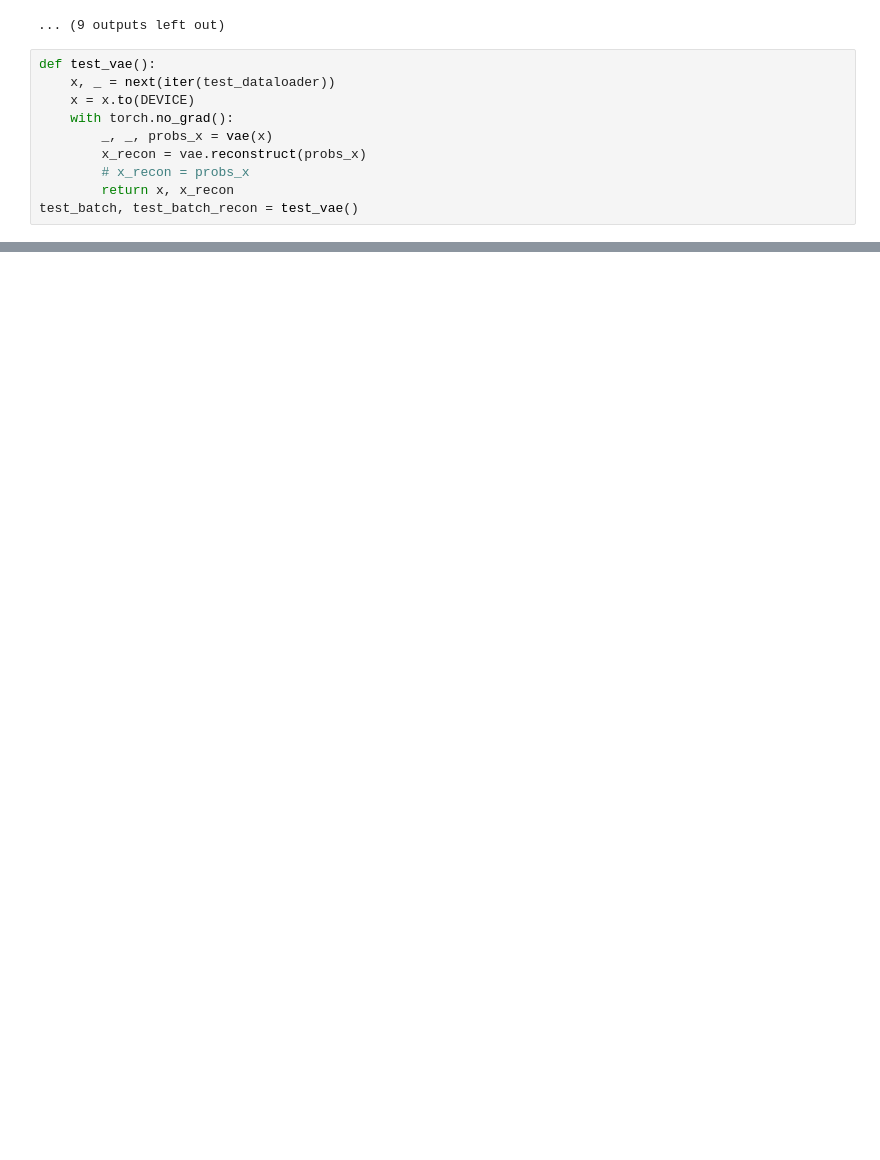
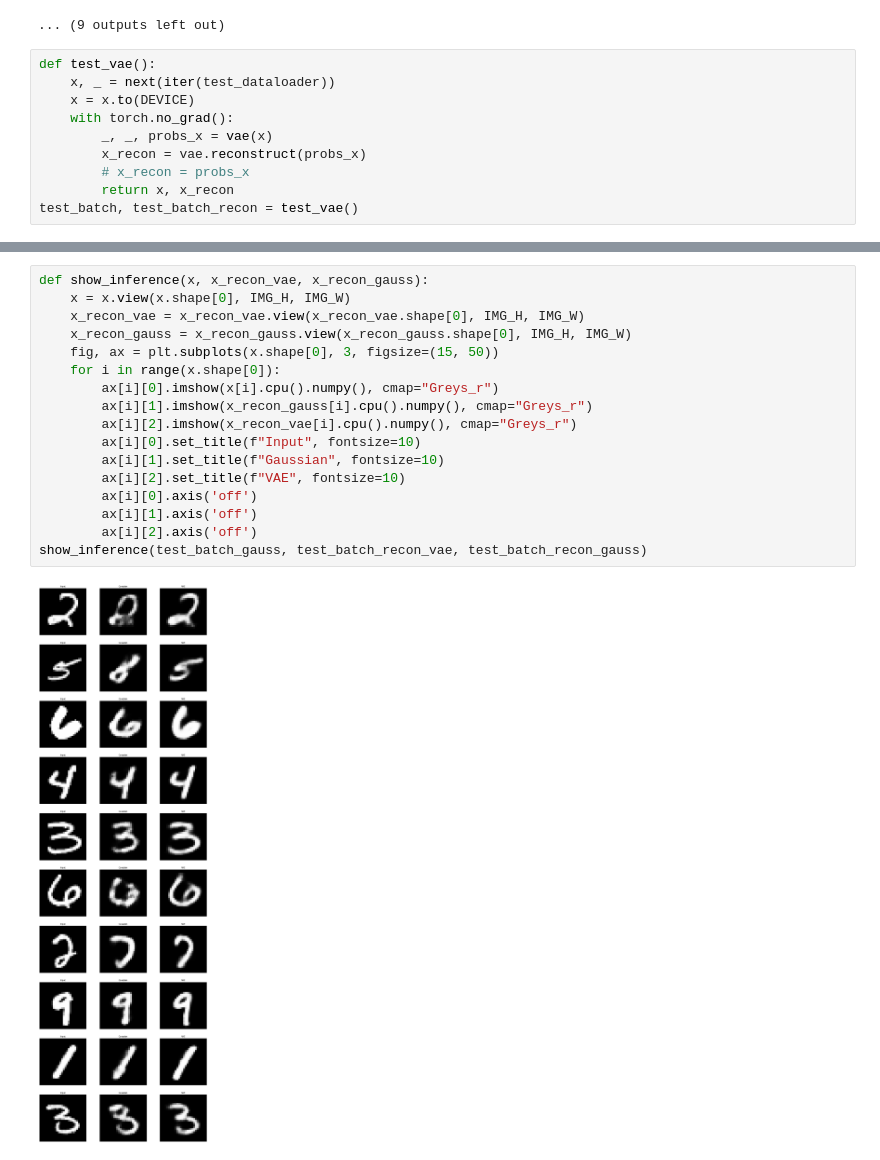
Before and after one commit to yangyang-pro/2AMU20-Assignments, a Jupyter notebook: hw3/task_4a.ipynb, the cells around one changed output, grey strips where cells are left out. Drawn from its saved outputs; the diff is of its cells as text; blank space fills up the shorter version.

```diff
--- a/hw3/task_4a.ipynb
+++ b/hw3/task_4a.ipynb
@@ -370,0 +362,19 @@ show_images(test_batch_gauss, test_batch_recon_gauss)
+# %%
+def show_inference(x, x_recon_vae, x_recon_gauss):
+    x = x.view(x.shape[0], IMG_H, IMG_W)
+    x_recon_vae = x_recon_vae.view(x_recon_vae.shape[0], IMG_H, IMG_W)
+    x_recon_gauss = x_recon_gauss.view(x_recon_gauss.shape[0], IMG_H, IMG_W)
+    fig, ax = plt.subplots(x.shape[0], 3, figsize=(15, 50))
+    for i in range(x.shape[0]):
+        ax[i][0].imshow(x[i].cpu().numpy(), cmap="Greys_r")
+        ax[i][1].imshow(x_recon_gauss[i].cpu().numpy(), cmap="Greys_r")
+        ax[i][2].imshow(x_recon_vae[i].cpu().numpy(), cmap="Greys_r")
+        ax[i][0].set_title(f"Input", fontsize=10)
+        ax[i][1].set_title(f"Gaussian", fontsize=10)
+        ax[i][2].set_title(f"VAE", fontsize=10)
+        ax[i][0].axis('off')
+        ax[i][1].axis('off')
+        ax[i][2].axis('off')
+show_inference(test_batch_gauss, test_batch_recon_vae, test_batch_recon_gauss)
+# %% [output]
+[figure, added]
```
Also changed, not shown: parts of 10 cells of this notebook.
